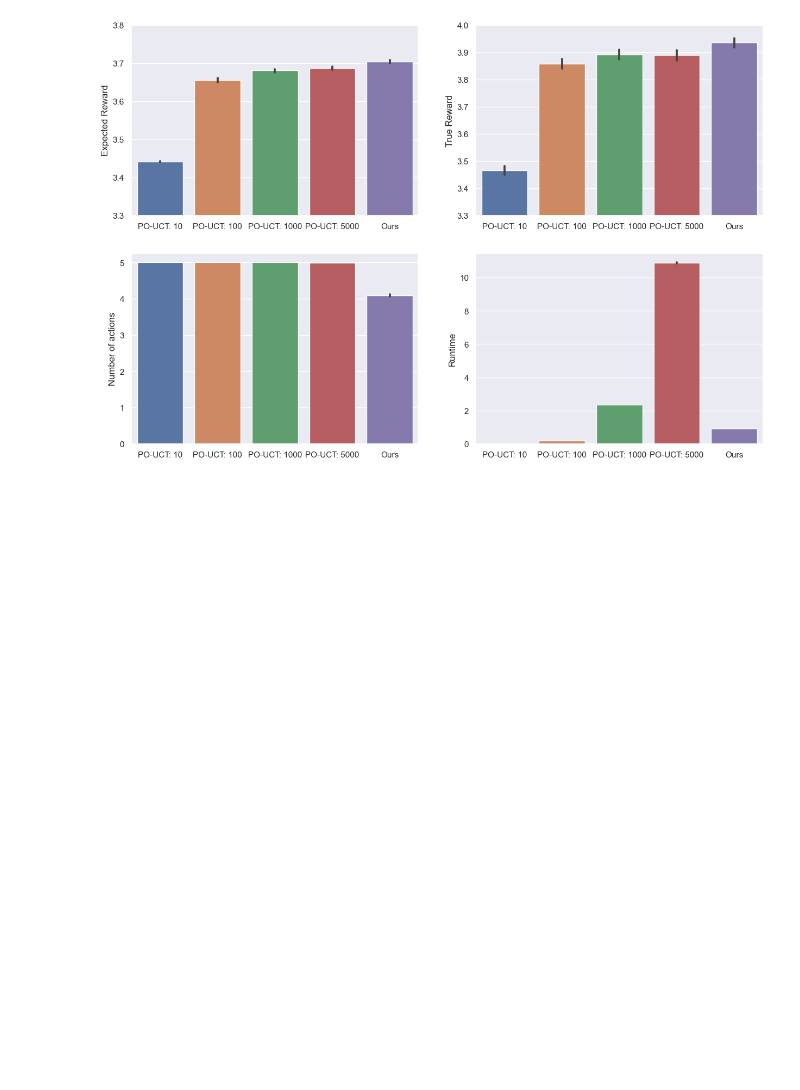
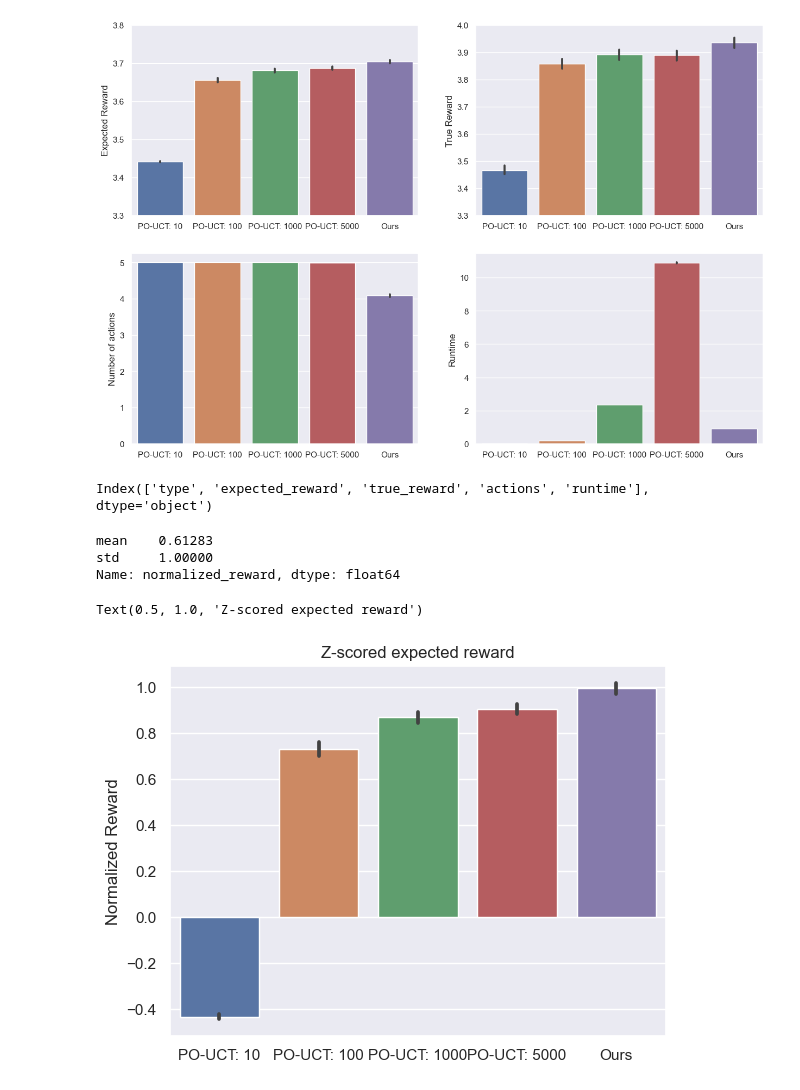
Before and after one commit to lovis-heindrich/MGPS-project-selection, a Jupyter notebook: analysis_simulations.ipynb, the cells around one changed output. Cells and saved outputs as stored; diff of their text form; code cells hidden in the pictures; blank space fills up the shorter version.

```diff
--- a/analysis_simulations.ipynb
+++ b/analysis_simulations.ipynb
@@ -76 +79,23 @@ Text(0.5, 0, '')
+# %%
+df.columns
+# %% [output]
+Index(['type', 'expected_reward', 'true_reward', 'actions', 'runtime'], dtype='object')
+# %%
+baseline_df = pd.read_csv("./data/simulation_results/random_baseline.csv")
+mean = baseline_df["reward"].mean()
+std = df["expected_reward"].std()
+df["normalized_reward"] = (df["expected_reward"] - mean) / std
+print(df["normalized_reward"].agg(["mean", "std"]))
+# %% [output]
+mean    0.61283
+std     1.00000
+Name: normalized_reward, dtype: float64
+# %%
+g = sns.barplot(df, y="normalized_reward", x="type", order=order)
+g.set_ylabel("Normalized Reward")
+g.set_xlabel("")
+g.set_title("Z-scored expected reward")
+# %% [output]
+Text(0.5, 1.0, 'Z-scored expected reward')
+[figure, added]
 # %%
```
Also changed, not shown: parts of 4 cells of this notebook, 3 other files.
